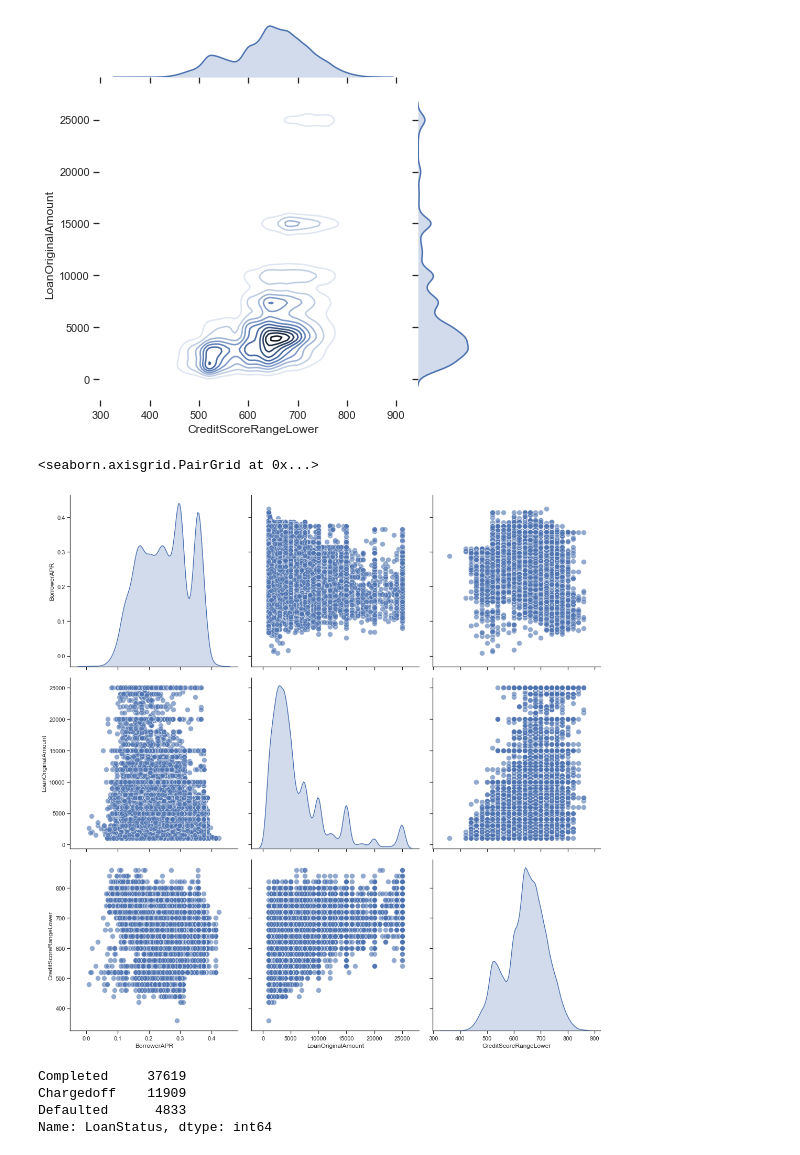
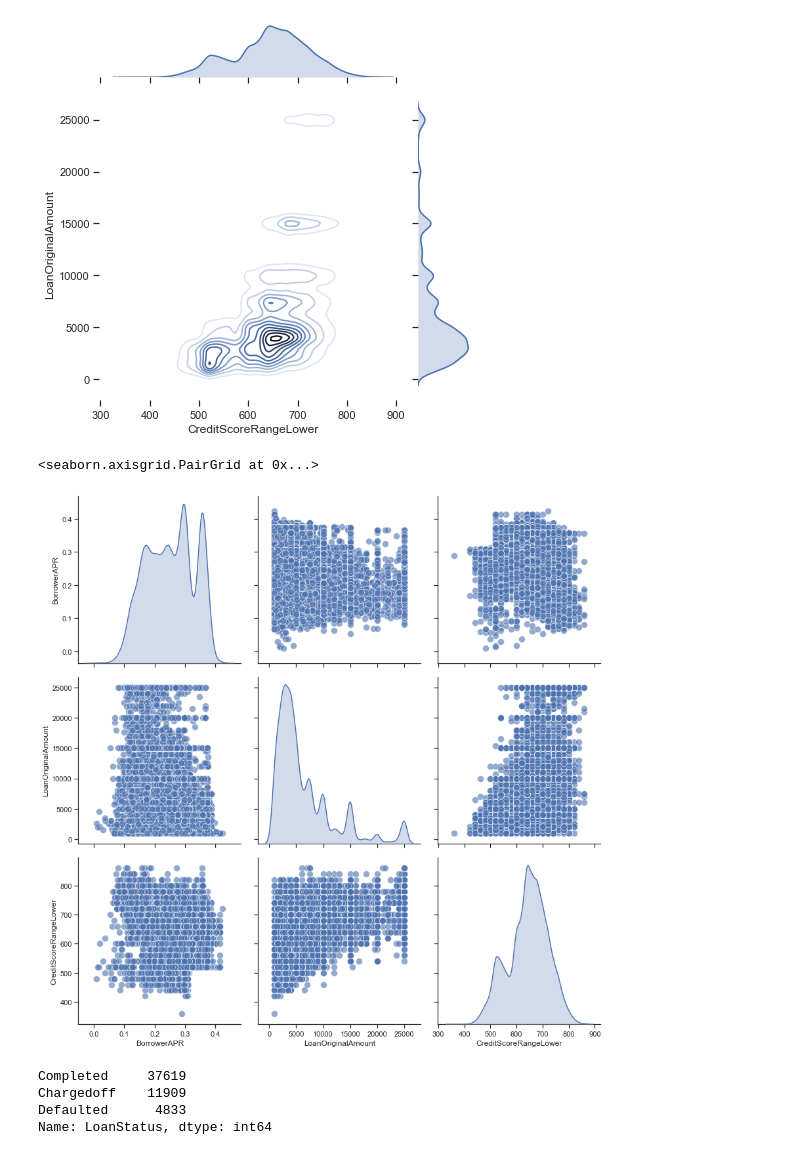
Before and after one commit to TyDataSci/LoanProsper, a Jupyter notebook: visualization.ipynb, the cells around one changed output. Saved outputs shown, nothing was run; the diff lists cells and outputs as text; code cells hidden in the pictures.

```diff
--- a/visualization.ipynb
+++ b/visualization.ipynb
@@ -272,10 +272,10 @@ sns.despine(left=True, bottom=True);
 [figure]
 # %%
 sns.pairplot(badloans,diag_kind = 'kde',vars = ['BorrowerAPR', 'LoanOriginalAmount', 'CreditScoreRangeLower'],palette="Set2",
-            plot_kws = {'alpha': 0.6, 's': 100 ,'edgecolor': 'white'}, height=5)
+            plot_kws = {'alpha': 0.6, 's': 100 ,'edgecolor': 'white'}, height=4)
 # %% [output]
 <seaborn.axisgrid.PairGrid at 0x...>
-[figure, old version]
+[figure, new version]
 # %%
 loan_category = clean_loans.query("LoanStatus == 'Completed' or LoanStatus == 'Chargedoff' or LoanStatus == 'Defaulted'")
 loan_category.LoanStatus.value_counts()
```
Also changed, not shown: parts of 1 cell of this notebook.
